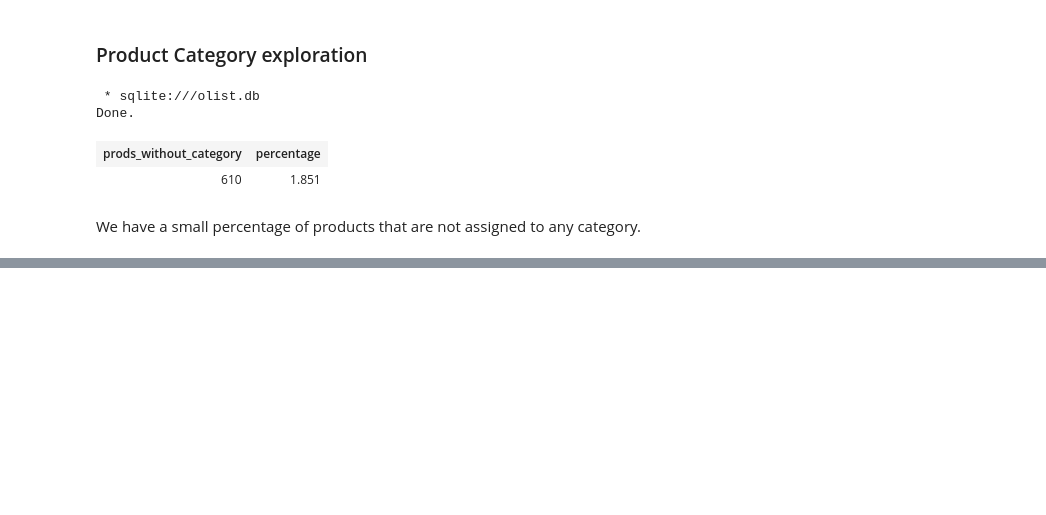
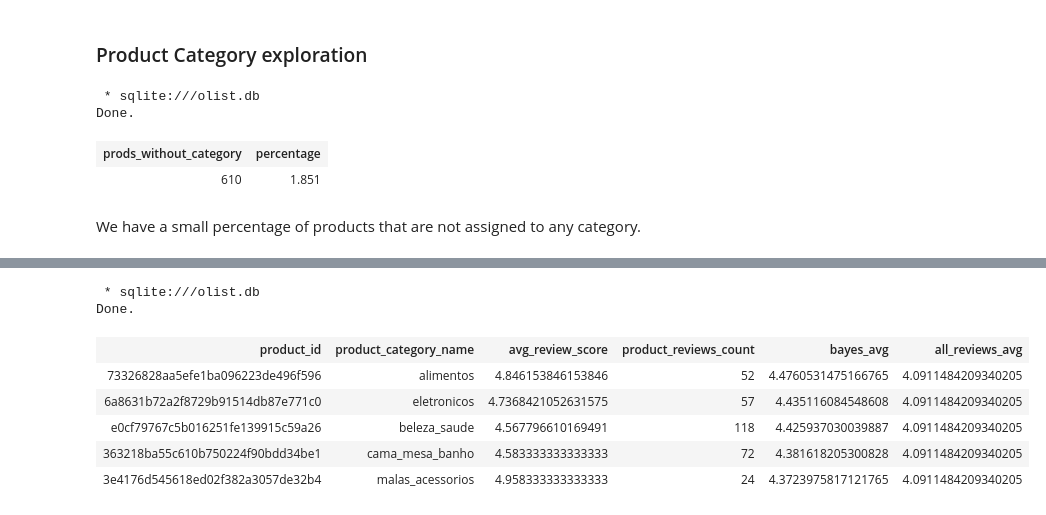
Before and after one commit to tindaro-adamo/olist-ecommerce-data-analysis, a Jupyter notebook: python/reviews.ipynb, the cells around one changed output, grey strips where cells are left out. Saved outputs shown, nothing was run; the diff lists cells and outputs as text; code cells hidden in the pictures; blank space fills up the shorter version.

```diff
--- a/python/reviews.ipynb
+++ b/python/reviews.ipynb
@@ -393,0 +407,15 @@ Done.
+# %%
+%%sql
+SELECT *
+FROM products_reviews
+ORDER BY bayes_avg DESC
+LIMIT 5;
+# %% [output]
+ * sqlite:///olist.db
+Done.
+| product_id | product_category_name | avg_review_score | product_reviews_count | bayes_avg | all_reviews_avg |
+| 73326828aa5efe1ba096223de496f596 | alimentos | 4.846153846153846 | 52 | 4.4760531475166765 | 4.0911484209340205 |
+| 6a8631b72a2f8729b91514db87e771c0 | eletronicos | 4.7368421052631575 | 57 | 4.435116084548608 | 4.0911484209340205 |
+| e0cf79767c5b016251fe139915c59a26 | beleza_saude | 4.567796610169491 | 118 | 4.425937030039887 | 4.0911484209340205 |
+| 363218ba55c610b750224f90bdd34be1 | cama_mesa_banho | 4.583333333333333 | 72 | 4.381618205300828 | 4.0911484209340205 |
+| 3e4176d545618ed02f382a3057de32b4 | malas_acessorios | 4.958333333333333 | 24 | 4.3723975817121765 | 4.0911484209340205 |
```
Also changed, not shown: parts of 26 cells of this notebook.
